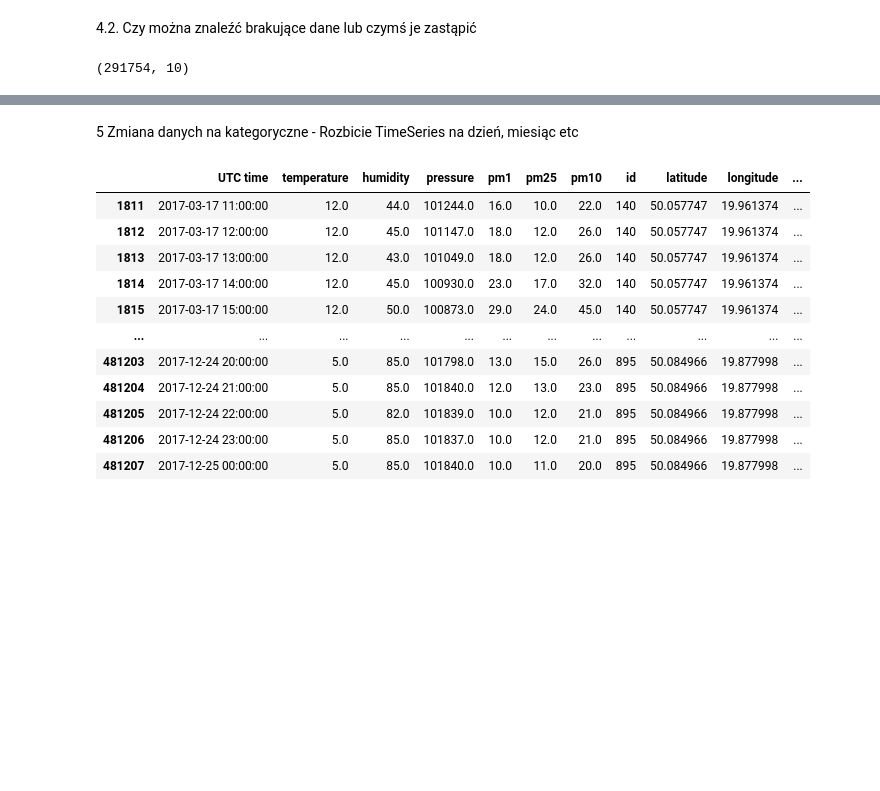
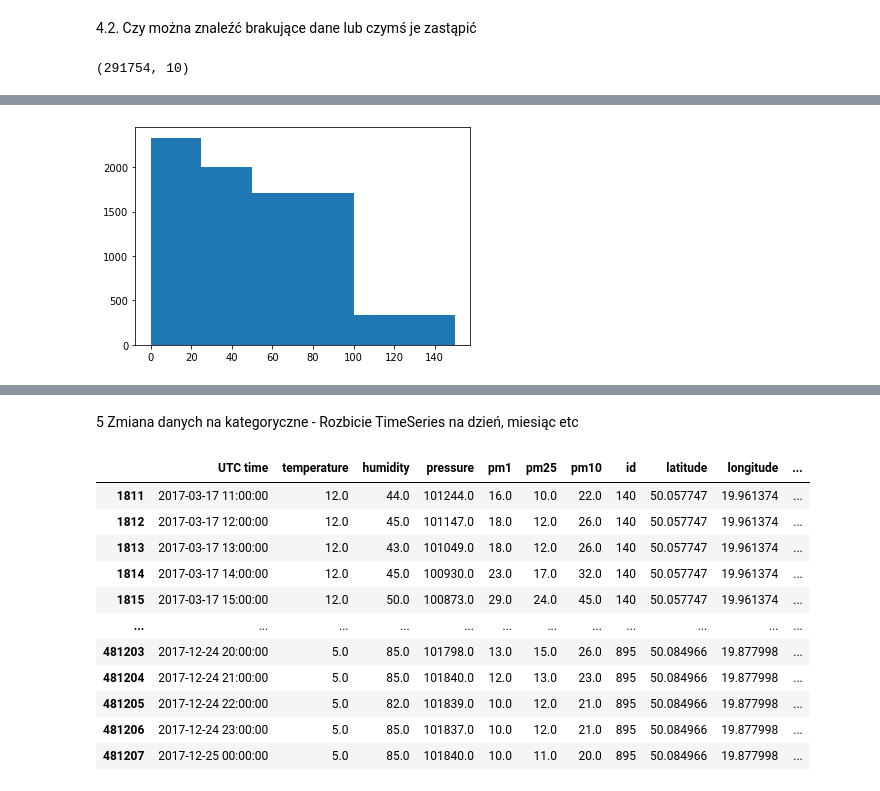
Before and after one commit to ciepielajan/SDA_SMOG_Wawelski, a Jupyter notebook: Jan/SDA_2021_04_11_Projekt_koncowy.ipynb, the cells around one changed output, grey strips where cells are left out. Cells and saved outputs as stored; diff of their text form; code cells hidden in the pictures; blank space fills up the shorter version.

```diff
--- a/Jan/SDA_2021_04_11_Projekt_koncowy.ipynb
+++ b/Jan/SDA_2021_04_11_Projekt_koncowy.ipynb
@@ -168,0 +212,5 @@ geo_df.shape
+# %%
+plt.hist(geo_df[geo_df["id"]==140].pm10, bins=[0,25,50,100,150])
+plt.show()
+# %% [output]
+[figure, added]
```
Also changed, not shown: parts of 17 cells of this notebook.
